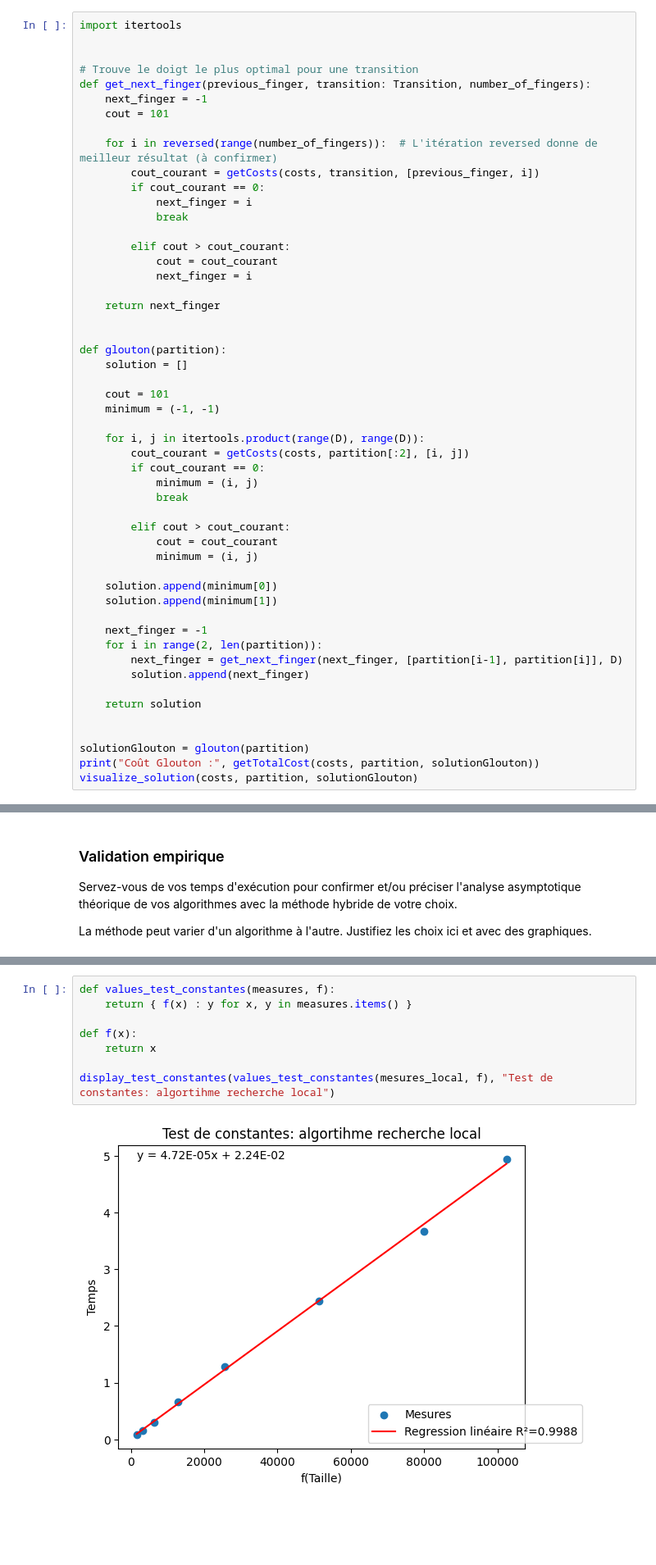
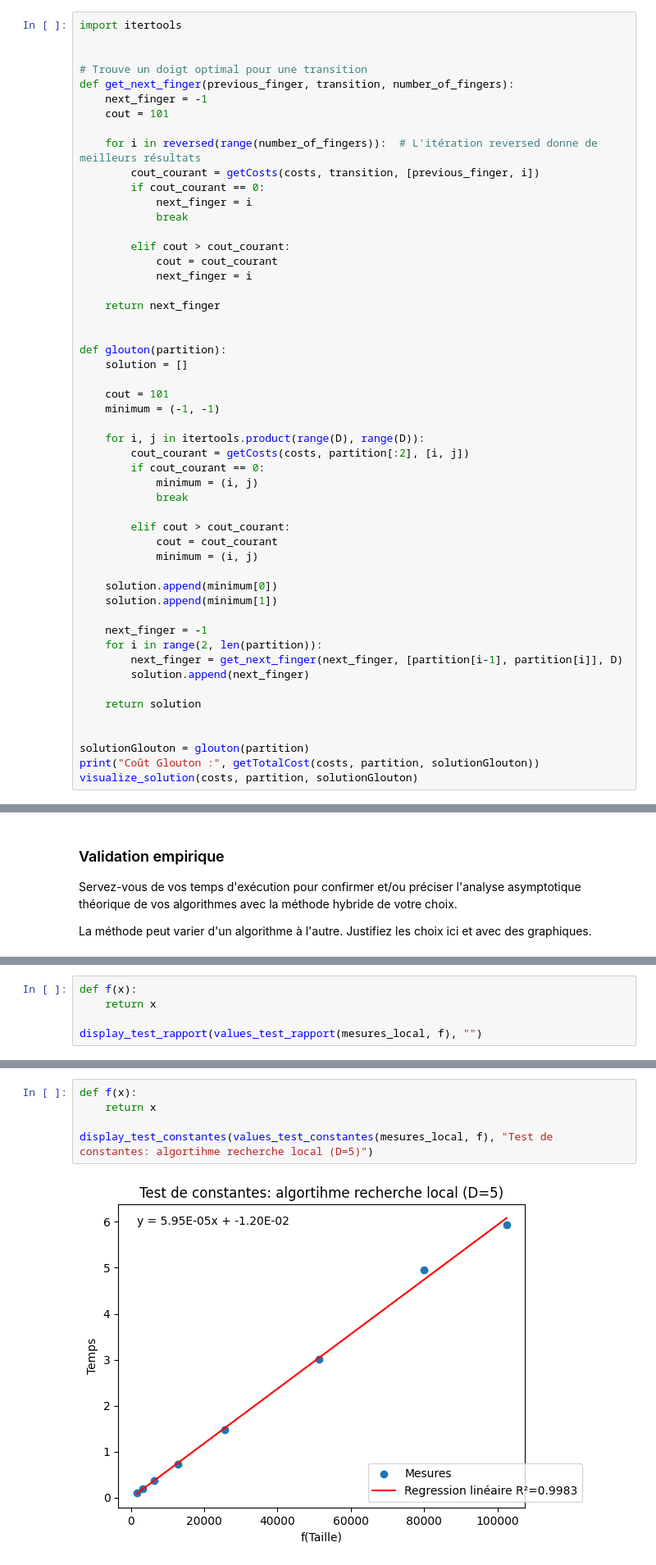
Before and after one commit to UiVieto/INF8775, a Jupyter notebook: TP2-H24/TP2-H24.ipynb, the cells around one changed output, grey strips where cells are left out. Shown: that part at 82% size. Drawn from its saved outputs; the diff is of its cells as text; blank space fills up the shorter version.

```diff
--- a/TP2-H24/TP2-H24.ipynb
+++ b/TP2-H24/TP2-H24.ipynb
@@ -288,12 +281,12 @@ Transition: TypeAlias = list[PreviousNote, NextNote]
 import itertools
 
 
-# Trouve le doigt le plus optimal pour une transition
-def get_next_finger(previous_finger, transition: Transition, number_of_fingers):
+# Trouve un doigt optimal pour une transition
+def get_next_finger(previous_finger, transition, number_of_fingers):
     next_finger = -1
     cout = 101
 
-    for i in reversed(range(number_of_fingers)):  # L'itération reversed donne de meilleur résultat (à confirmer)
+    for i in reversed(range(number_of_fingers)):  # L'itération reversed donne de meilleurs résultats
         cout_courant = getCosts(costs, transition, [previous_finger, i])
         if cout_courant == 0:
             next_finger = i
@@ -671,0 +674,5 @@ On remarque que les points suivent de près la forme d'une droite valeur, ce qui
+# %%
+def f(x):
+    return x
+
+display_test_rapport(values_test_rapport(mesures_local, f), "")
@@ -672,10 +683,7 @@ On remarque que les points suivent de près la forme d'une droite valeur, ce qui
 # %%
-def values_test_constantes(measures, f):
-    return { f(x) : y for x, y in measures.items() }
-
 def f(x):
     return x
 
-display_test_constantes(values_test_constantes(mesures_local, f), "Test de constantes: algortihme recherche local")
+display_test_constantes(values_test_constantes(mesures_local, f), "Test de constantes: algortihme recherche local (D=5)")
 # %% [output]
-[figure, old version]
+[figure, new version]
```
Also changed, not shown: parts of 36 cells of this notebook.
